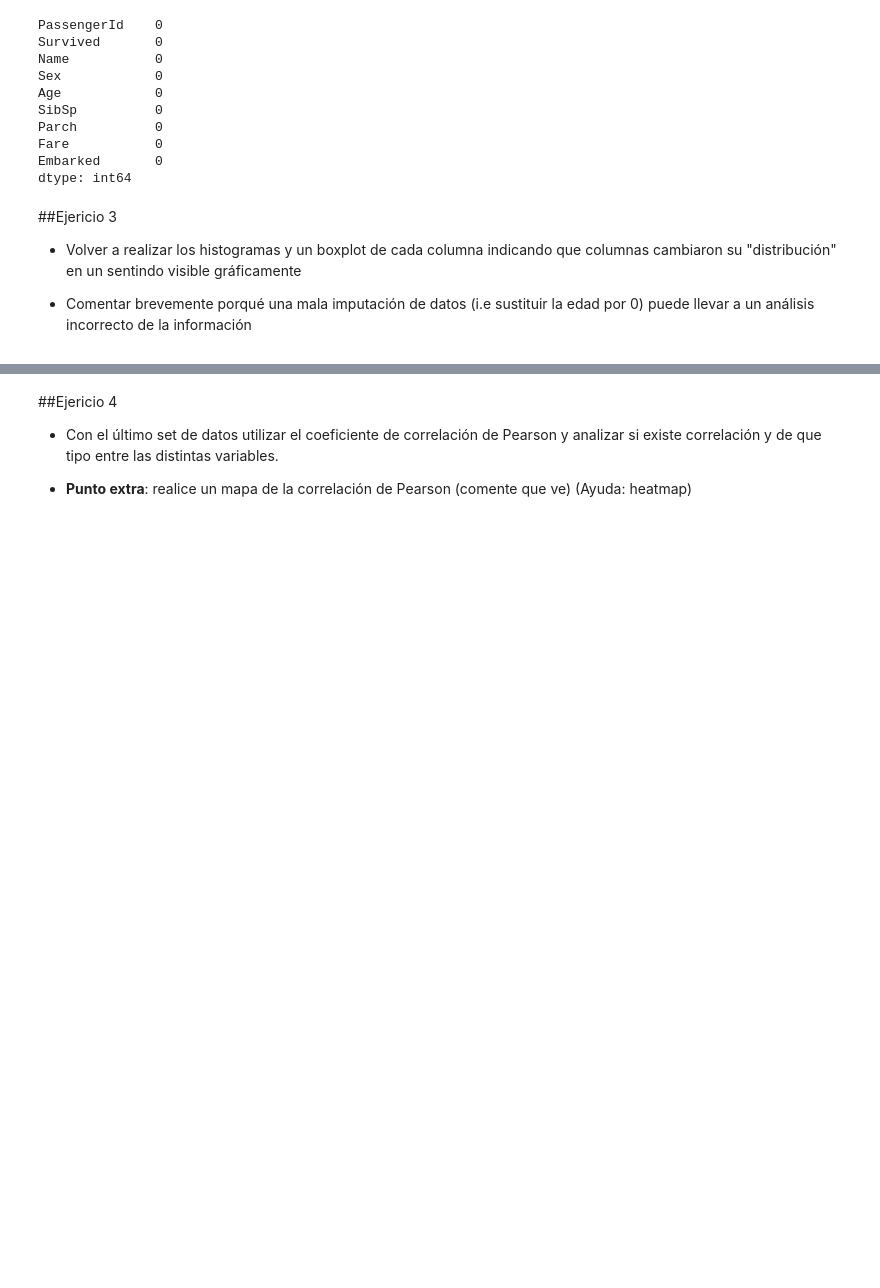
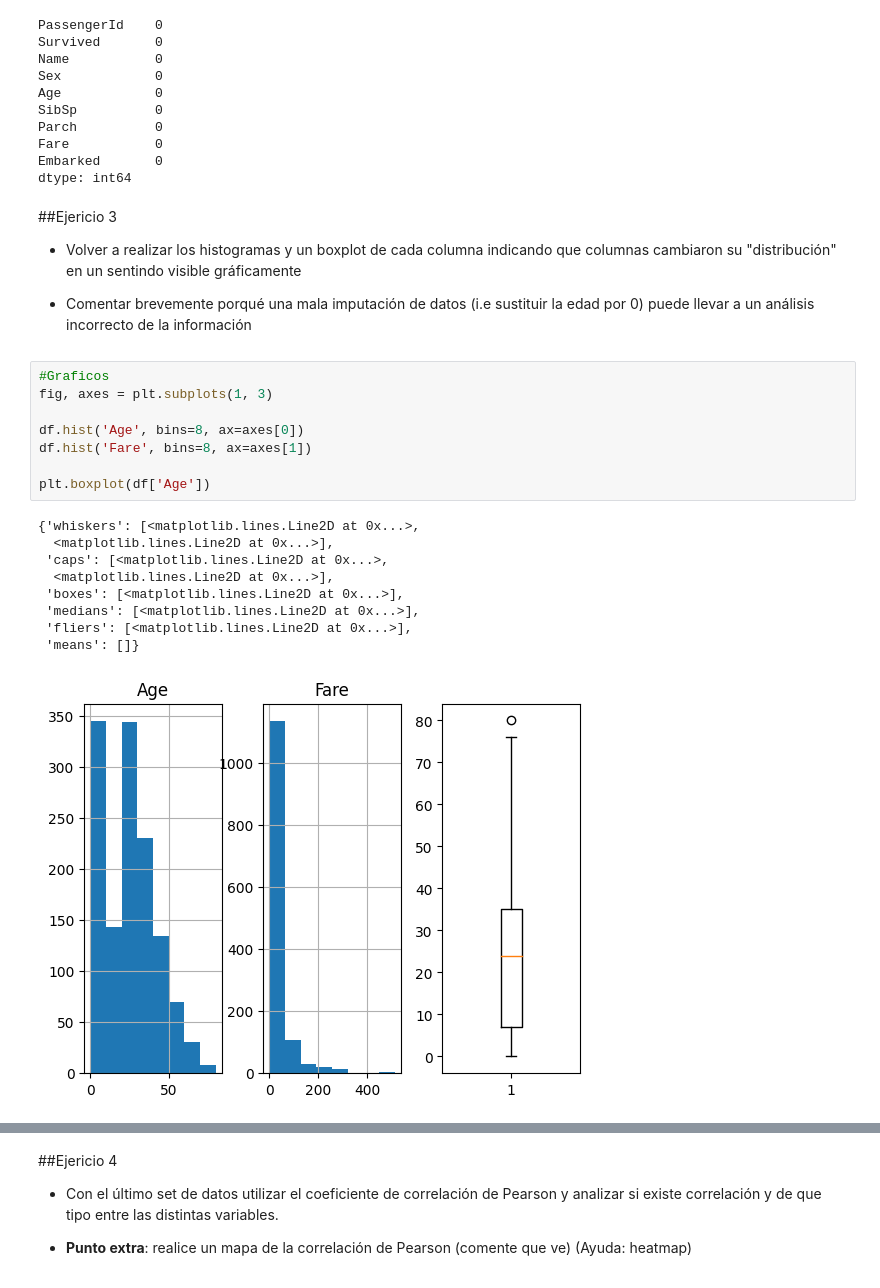
Before and after one commit to DanielIramain/aa-ped, a Jupyter notebook: PED_(CG)_2023.ipynb, the cells around one changed output, grey strips where cells are left out. Saved outputs shown, nothing was run; the diff lists cells and outputs as text; blank space fills up the shorter version.

Commit message:
Graficos

```diff
--- a/PED_(CG)_2023.ipynb
+++ b/PED_(CG)_2023.ipynb
@@ -320,3 +320,21 @@ dtype: int64
 *   Volver a realizar los histogramas y un boxplot de cada columna indicando que columnas cambiaron su "distribución" en un sentindo visible gráficamente
 
 *   Comentar brevemente porqué una mala imputación de datos (i.e sustituir la edad por 0) puede llevar a un análisis incorrecto de la información
+# %%
+#Graficos
+fig, axes = plt.subplots(1, 3)
+
+df.hist('Age', bins=8, ax=axes[0])
+df.hist('Fare', bins=8, ax=axes[1])
+
+plt.boxplot(df['Age'])
+# %% [output]
+{'whiskers': [<matplotlib.lines.Line2D at 0x...>,
+  <matplotlib.lines.Line2D at 0x...>],
+ 'caps': [<matplotlib.lines.Line2D at 0x...>,
+  <matplotlib.lines.Line2D at 0x...>],
+ 'boxes': [<matplotlib.lines.Line2D at 0x...>],
+ 'medians': [<matplotlib.lines.Line2D at 0x...>],
+ 'fliers': [<matplotlib.lines.Line2D at 0x...>],
+ 'means': []}
+[figure, added]
```
Also changed, not shown: parts of 3 cells of this notebook.
